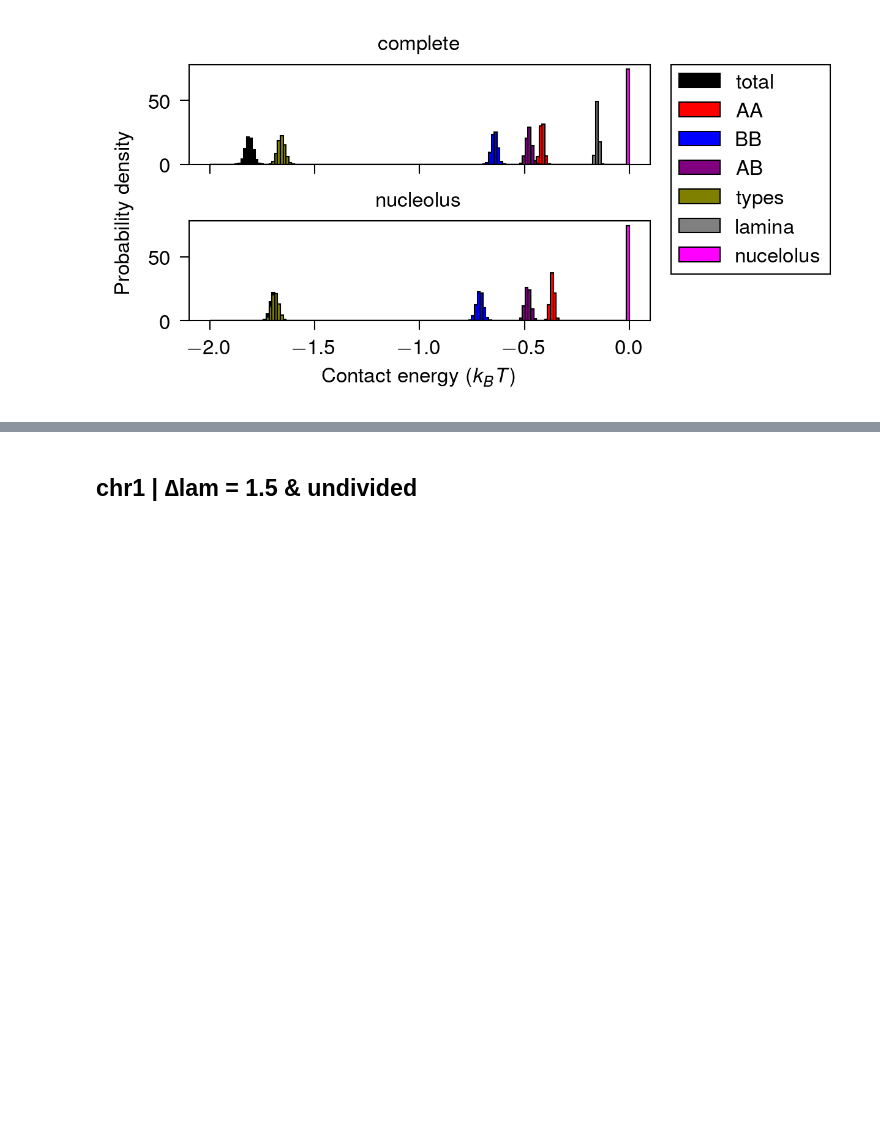
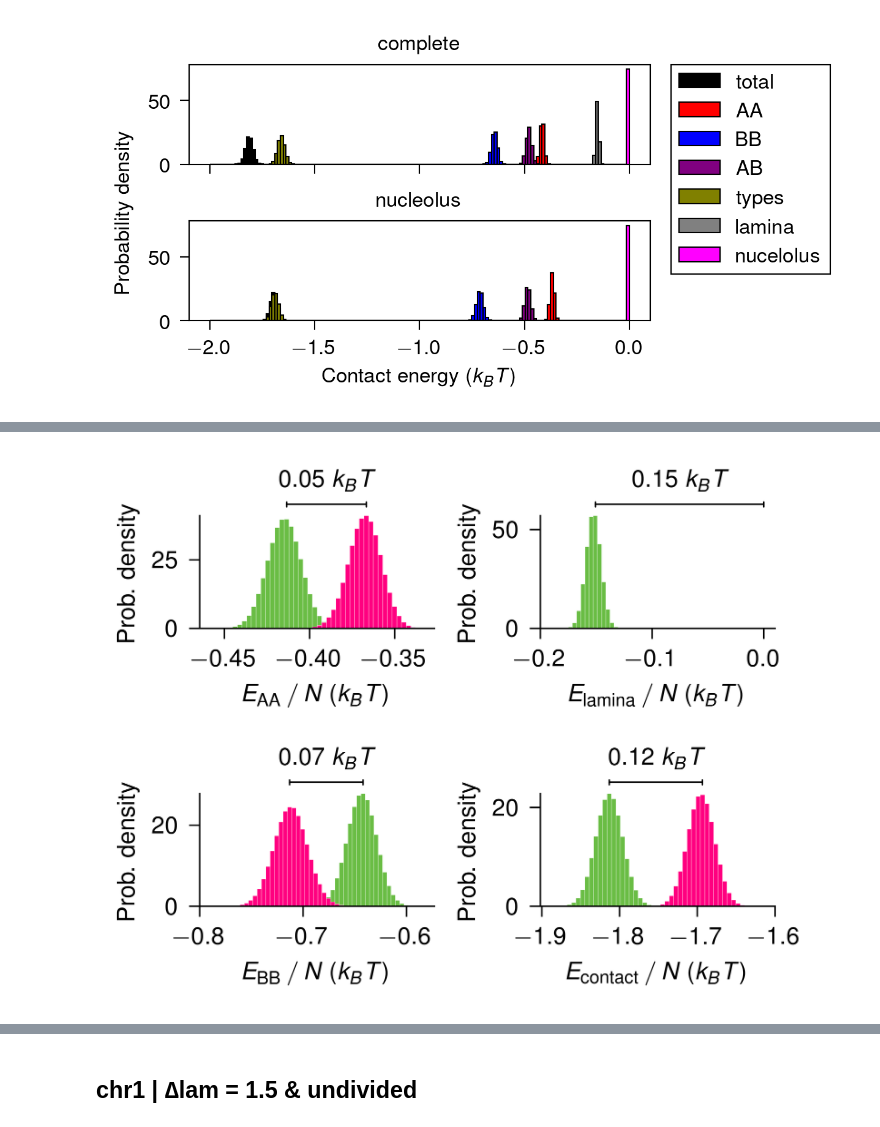
Before and after one commit to mellofariam/polarization, a Jupyter notebook: 3_analysis/energies/plot-total-energies.ipynb, the cells around one changed output, grey strips where cells are left out. Drawn from its saved outputs; the diff is of its cells as text; code cells hidden in the pictures; blank space fills up the shorter version.

```diff
--- a/3_analysis/energies/plot-total-energies.ipynb
+++ b/3_analysis/energies/plot-total-energies.ipynb
@@ -1773,0 +1774,2 @@ fig.savefig("fig-energy-comparison-chr1-complete-box.pdf")
+# %%
+plt.rcParams["text.latex.preamble"] += r"\usepackage{xfrac}"
@@ -1886,7 +1892,11 @@ for i, label in enumerate(labels):
     ax[i].text(
         mid_x,
         annot_y * 1.1,
-        f"${(energy_diff):.2f}$ $k_BT$" if energy_diff >= 0.01 else f"${(energy_diff):.3f}$ $k_BT$",
+        (
+            f"${(energy_diff):.2f}$ $k_BT$"
+            if energy_diff >= 0.01
+            else f"${(energy_diff):.3f}$ $k_BT$"
+        ),
         # f"${mantissa}\\times10^{{{int(exponent)}}}$ $k_BT$",
         ha="center",
         va="bottom",
@@ -1898,39 +1908,41 @@ for i, label in enumerate(labels):
     ax[i].set_ylabel("Prob. density", fontsize=8)
     # ax[i].set_xlabel("Energy per bead ($k_BT$)")
     ax[i].set_xlabel(
-        f"$E_\\mathrm{{{label if label != 'all' else 'contact'}}}$ ($k_BT$)"
+        rf"$E_{{\mathrm{{{label if label != 'all' else 'contact'}}}}} \,/\,  N$ ($k_B T$)"
     )
     ax[i].set_xticks(xticks[i])
-    ax[i].spines[['right', 'top']].set_visible(False)
+    ax[i].spines[["right", "top"]].set_visible(False)
     # ax[i].set_title(
     #     f"$E_\\mathrm{{{label if label != 'all' else 'contact'}}}$"
     # )
 
     # formatter = mpl.ticker.ScalarFormatter(useMathText=True)
     # formatter.set_scientific(True)
     # formatter.set_powerlimits((-1, 1))
     # ax[i].yaxis.set_major_formatter(formatter)
 
     # formatter = mpl.ticker.ScalarFormatter(useMathText=True)
     # formatter.set_scientific(True)
     # formatter.set_powerlimits((-3, 1))
     # ax[i].xaxis.set_major_formatter(formatter)
 
 # ax[-1].set_xlabel("Contact energy ($k_BT$)", labelpad=15)
 # ax[2].set_xlabel("Contact energy ($k_BT$)", labelpad=15)
 # ax[-2].set_xlabel("Energy per bead ($k_BT$)",)
 
 # handles, labels = ax[0].get_legend_handles_labels()
 
 # fig.suptitle("chr1", fontsize=10)
-fig.tight_layout(pad=0.8, w_pad=1.8, h_pad=1.8)
+fig.tight_layout(pad=0.2, w_pad=1.0, h_pad=1.0)
 fig.savefig("fig-energy-comparison-chr1.pdf")
 
 # fig.legend(
 #     handles,
 #     labels,
 #     bbox_to_anchor=(1.005, 0.925),
 #     loc="upper left",
 #     fontsize=8,
 #     ncol=1,
 # )
+# %% [output]
+[figure, added]
```
Also changed, not shown: parts of 5 cells of this notebook.
